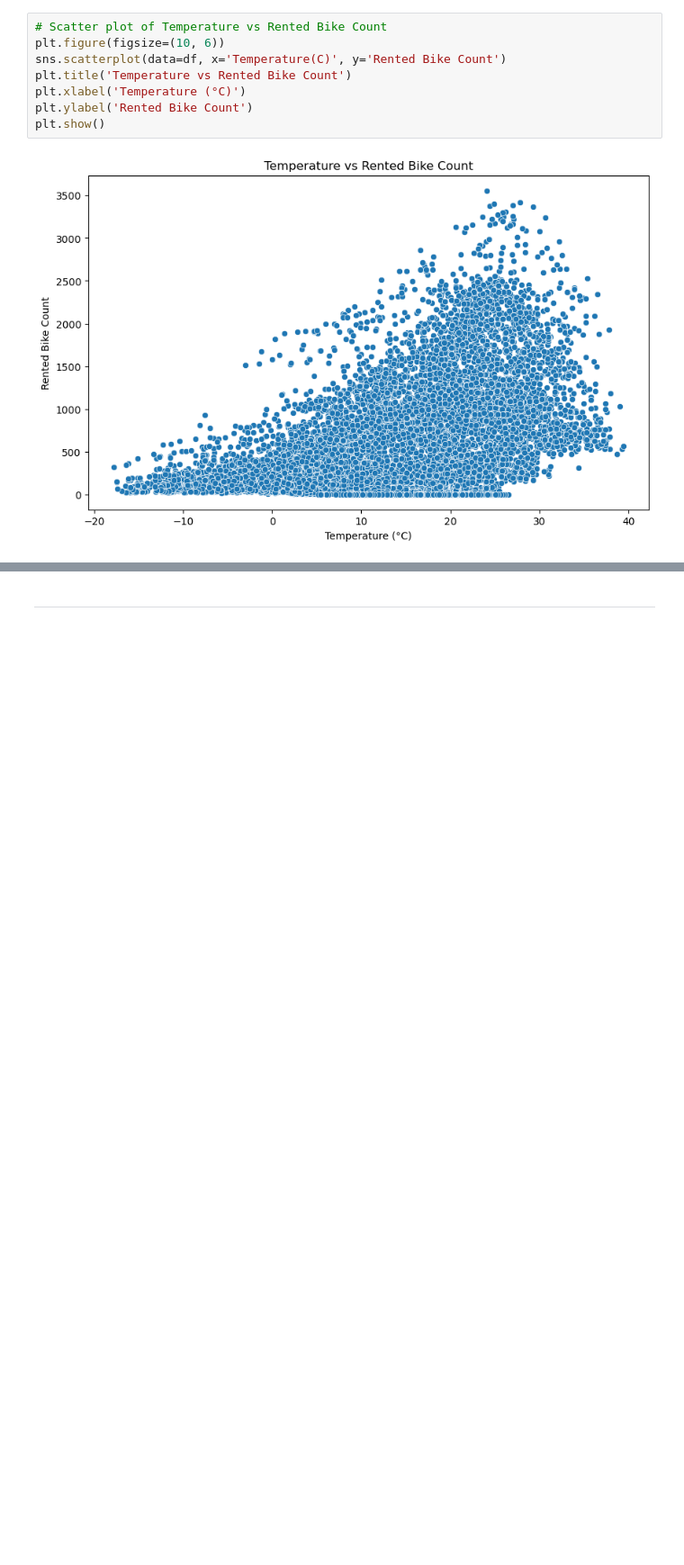
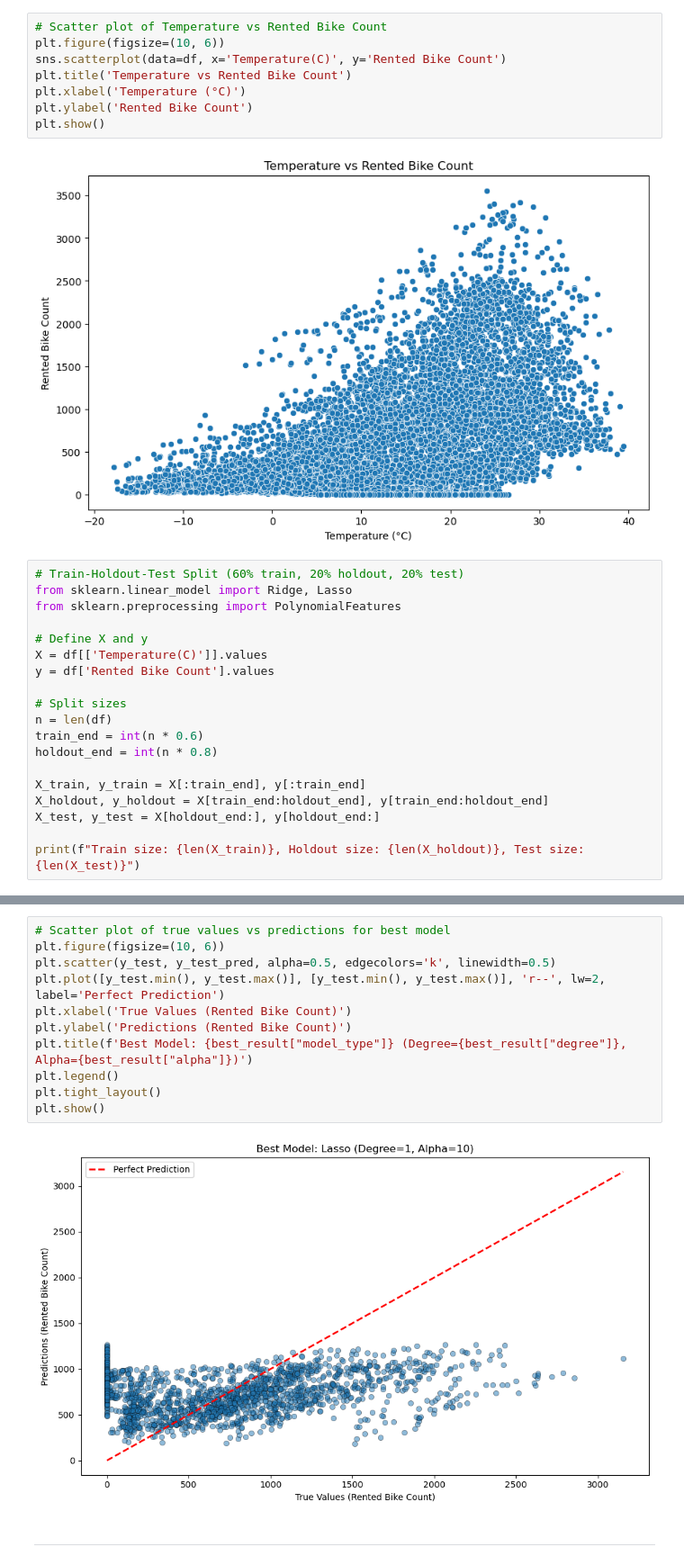
Before and after one commit to LaurinBreuer/AA_2025, a Jupyter notebook: Workshop_06/W6_coding_challenge_pre.ipynb, the cells around one changed output, grey strips where cells are left out. Shown at 90% size. Saved outputs shown, nothing was run; the diff lists cells and outputs as text; blank space fills up the shorter version.

```diff
--- a/Workshop_06/W6_coding_challenge_pre.ipynb
+++ b/Workshop_06/W6_coding_challenge_pre.ipynb
@@ -83,3 +83,22 @@ plt.ylabel('Rented Bike Count')
 plt.show()
 # %% [output]
 [figure]
+# %%
+# Train-Holdout-Test Split (60% train, 20% holdout, 20% test)
+from sklearn.linear_model import Ridge, Lasso
+from sklearn.preprocessing import PolynomialFeatures
+
+# Define X and y
+X = df[['Temperature(C)']].values
+y = df['Rented Bike Count'].values
+
+# Split sizes
+n = len(df)
+train_end = int(n * 0.6)
+holdout_end = int(n * 0.8)
+
+X_train, y_train = X[:train_end], y[:train_end]
+X_holdout, y_holdout = X[train_end:holdout_end], y[train_end:holdout_end]
+X_test, y_test = X[holdout_end:], y[holdout_end:]
+
+print(f"Train size: {len(X_train)}, Holdout size: {len(X_holdout)}, Test size: {len(X_test)}")
@@ -86,2 +201,15 @@ plt.show()
+# %%
+# Scatter plot of true values vs predictions for best model
+plt.figure(figsize=(10, 6))
+plt.scatter(y_test, y_test_pred, alpha=0.5, edgecolors='k', linewidth=0.5)
+plt.plot([y_test.min(), y_test.max()], [y_test.min(), y_test.max()], 'r--', lw=2, label='Perfect Prediction')
+plt.xlabel('True Values (Rented Bike Count)')
+plt.ylabel('Predictions (Rented Bike Count)')
+plt.title(f'Best Model: {best_result["model_type"]} (Degree={best_result["degree"]}, Alpha={best_result["alpha"]})')
+plt.legend()
+plt.tight_layout()
+plt.show()
+# %% [output]
+[figure, added]
 # %% [markdown]
 ---
```
Also changed, not shown: parts of 2 cells of this notebook.
